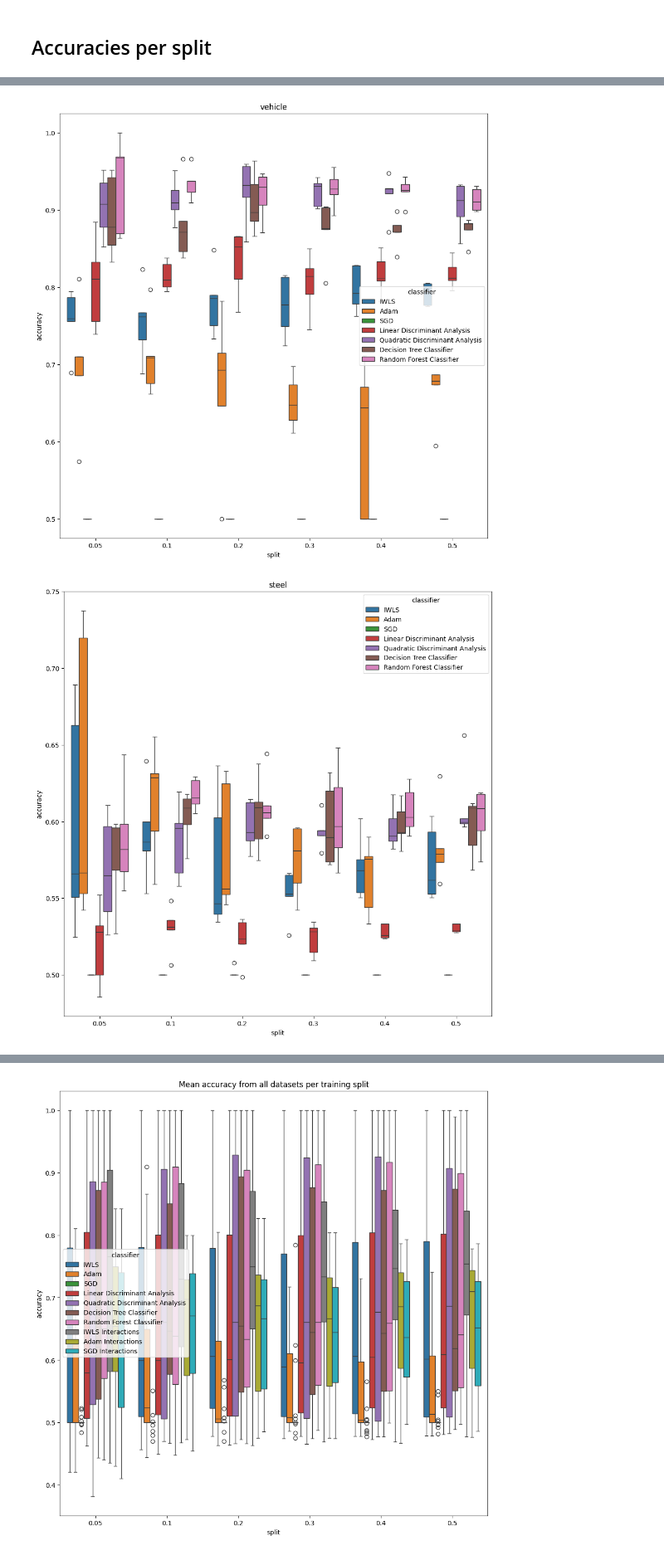
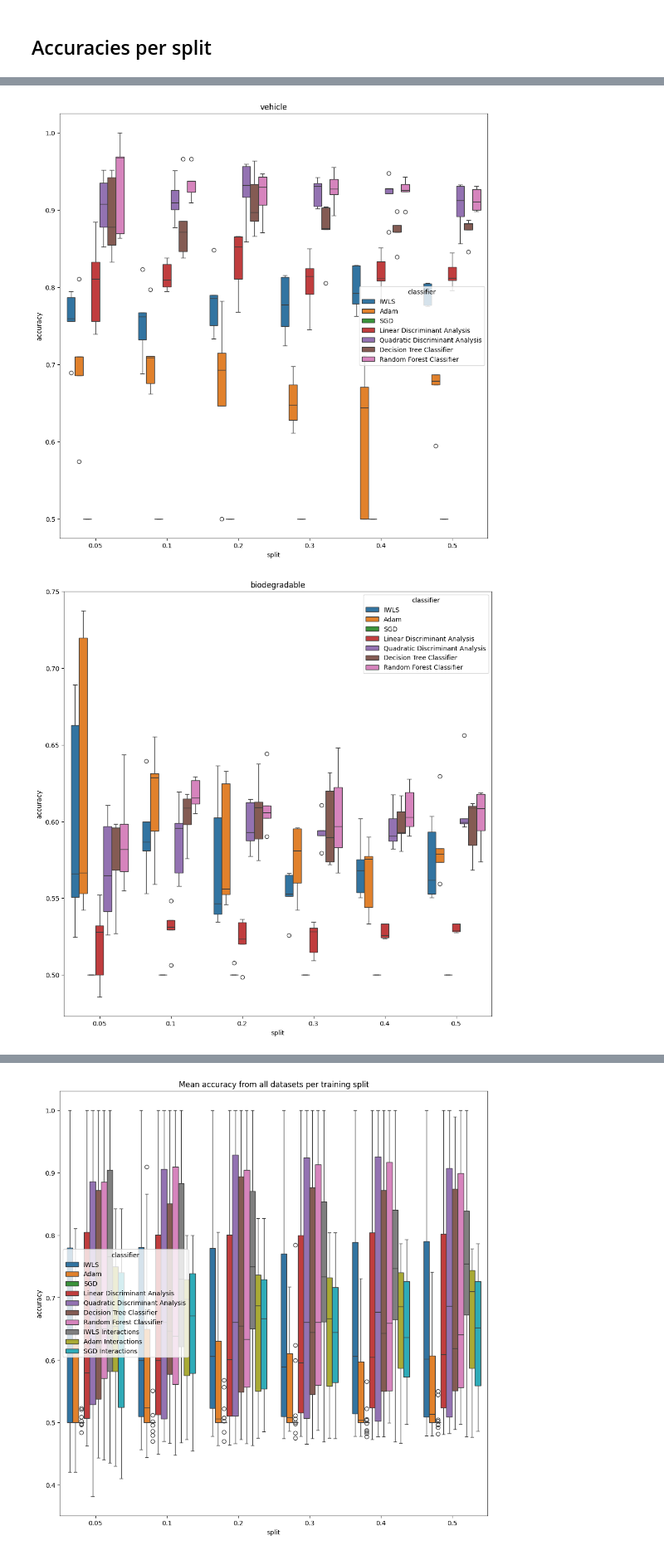
Before and after one commit to PrusWielki/advml-proj-1, a Jupyter notebook: task3.ipynb, the cells around one changed output, grey strips where cells are left out. Shown at 83% size. Cells and saved outputs as stored; diff of their text form; code cells hidden in the pictures.

```diff
--- a/task3.ipynb
+++ b/task3.ipynb
@@ -487,24 +496,24 @@ plt.show()
 # %%
 for accuracy in accuracies:
     accuraciesDf = pd.DataFrame(accuracy,columns=['accuracy','classifier','seed','split','interactions','dataset'])
     accuraciesDf=accuraciesDf.apply(lambda x:mapOptimizerToString(x),axis=1)
-
+    accuraciesDf['dataset'] = accuraciesDf['dataset'].replace('steel','biodegradable')
 
     plt.figure(figsize=(12,12))
     plt.title(accuraciesDf['dataset'][0])
     sns.boxplot(accuraciesDf,x='split',y='accuracy',hue='classifier')
     plt.savefig(str(accuraciesDf['dataset'][0])+'.pdf')
     plt.show()
 # %% [output]
 [figure]
 [figure]
 [figure]
 [figure]
 [figure]
 [figure]
 [figure]
 [figure]
-[figure, old version]
+[figure, new version]
 [figure]
 # %%
 
```
Also changed, not shown: parts of 4 cells of this notebook, 19 other files.
